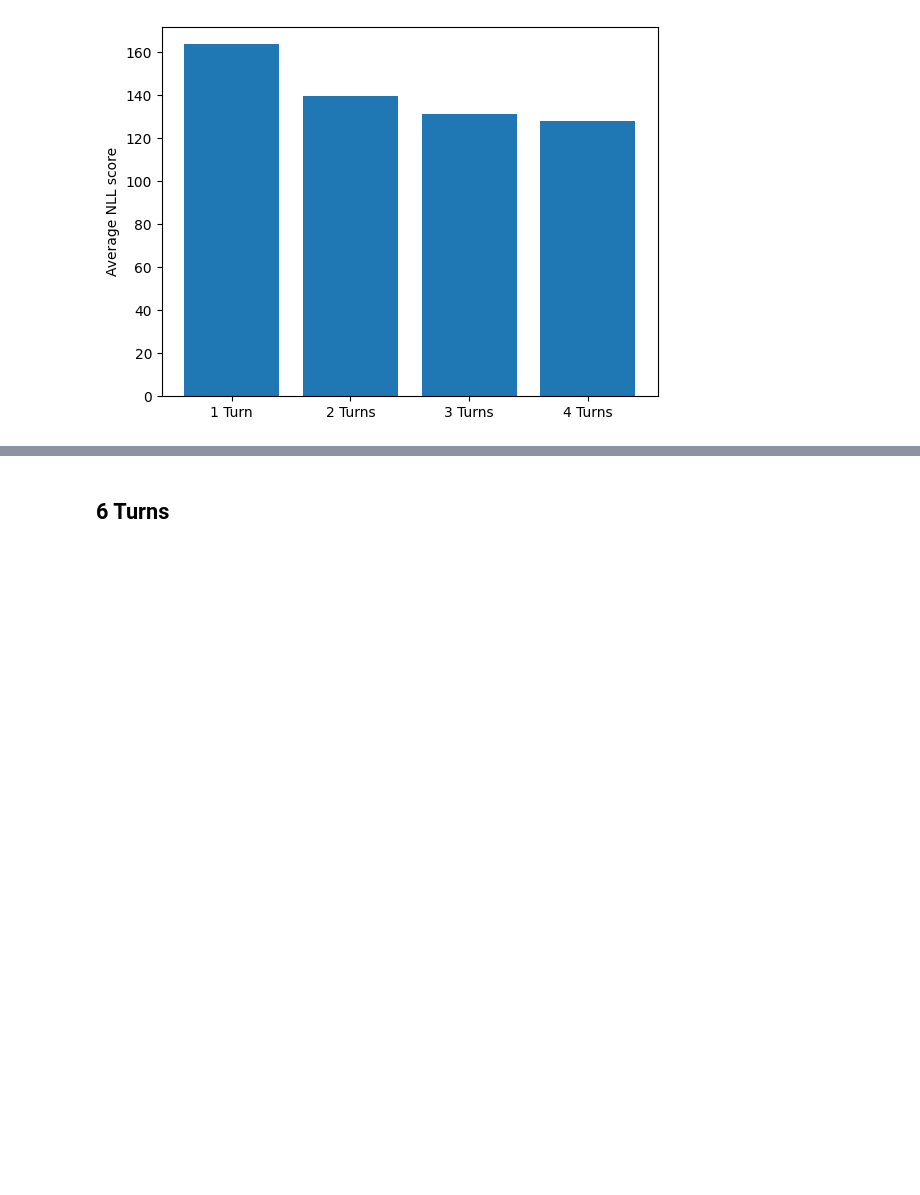
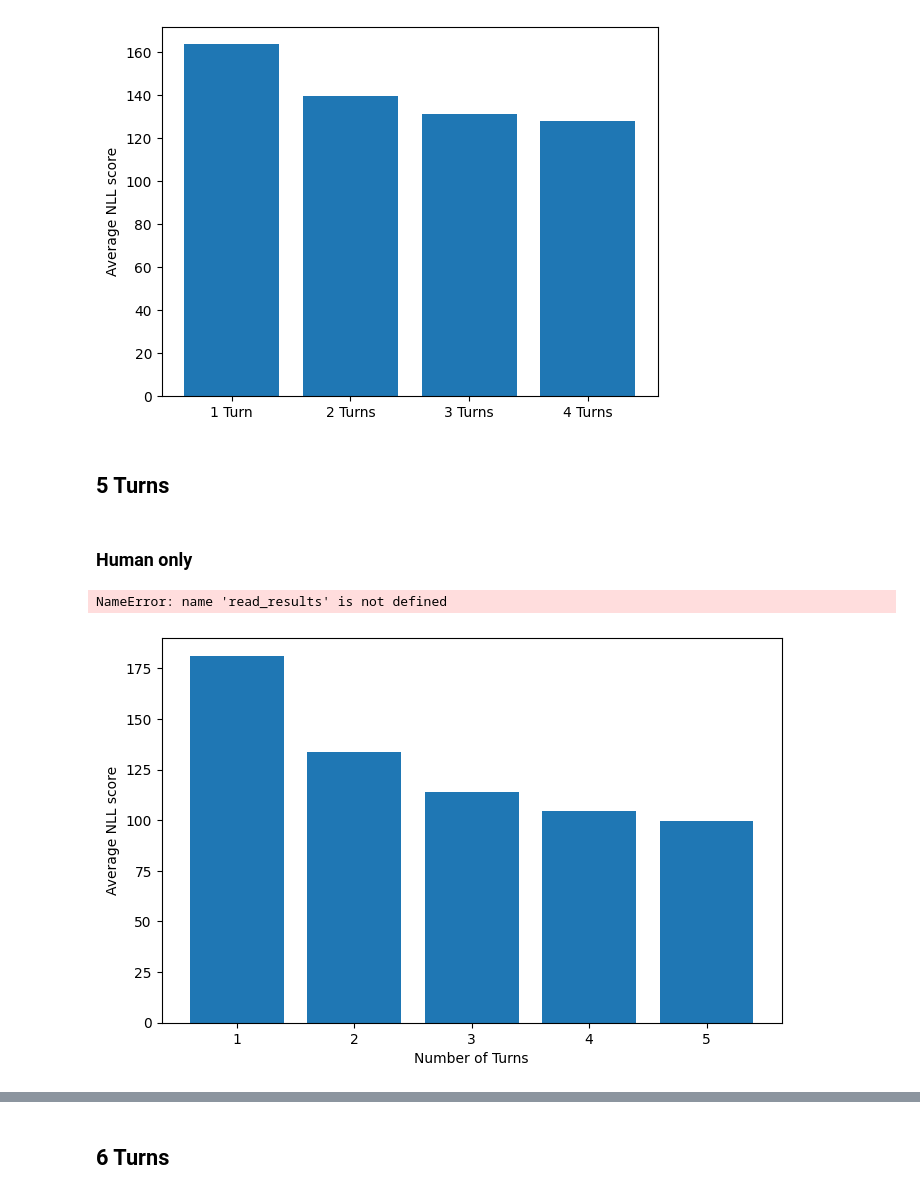
Before and after one commit to Allegra0077/llm-cross-eval, a Jupyter notebook: notebooks/exp_multi_turn_visualize.ipynb, the cells around one changed output, grey strips where cells are left out. Drawn from its saved outputs; the diff is of its cells as text; code cells hidden in the pictures; blank space fills up the shorter version.

```diff
--- a/notebooks/exp_multi_turn_visualize.ipynb
+++ b/notebooks/exp_multi_turn_visualize.ipynb
@@ -7,0 +45,12 @@ import matplotlib.pyplot as plt
+# %%
+# Find most used model for each conversation set
+most_used_models = dict()
+for num_turns in [5, 10, 20]:
+    used_models = LMSYS[conversation_indices[num_turns]]["model"]
+    model_counts = defaultdict(int)
+    for model in used_models:
+        model_counts[model] += 1
+    most_used_model = max(model_counts, key=model_counts.get)
+    print(max(model_counts.values()) / len(used_models))
+    most_used_models[num_turns] = most_used_model
+print(most_used_models)
@@ -30,3 +176,20 @@ plt.ylabel("Average NLL score")
 plt.show()
 # %% [output]
 [figure]
+# %% [markdown]
+## 5 Turns
+# %% [markdown]
+### Human only
+# %%
+turns = 5
+human_only = True
+model_only = False
+test_human_message = True
+multi_turn_results = read_results(turns, human_only, model_only, test_human_message=True)
+avg_nll_scores, avg_entropy = average_results(multi_turn_results, turns, return_nll=True)
+# %% [output]
+NameError: name 'read_results' is not defined
+# %%
+bar_chart(avg_nll_scores, turns, nll=True)
+# %% [output]
+[figure, added]
```
Also changed, not shown: parts of 75 cells of this notebook, 5 other files.
